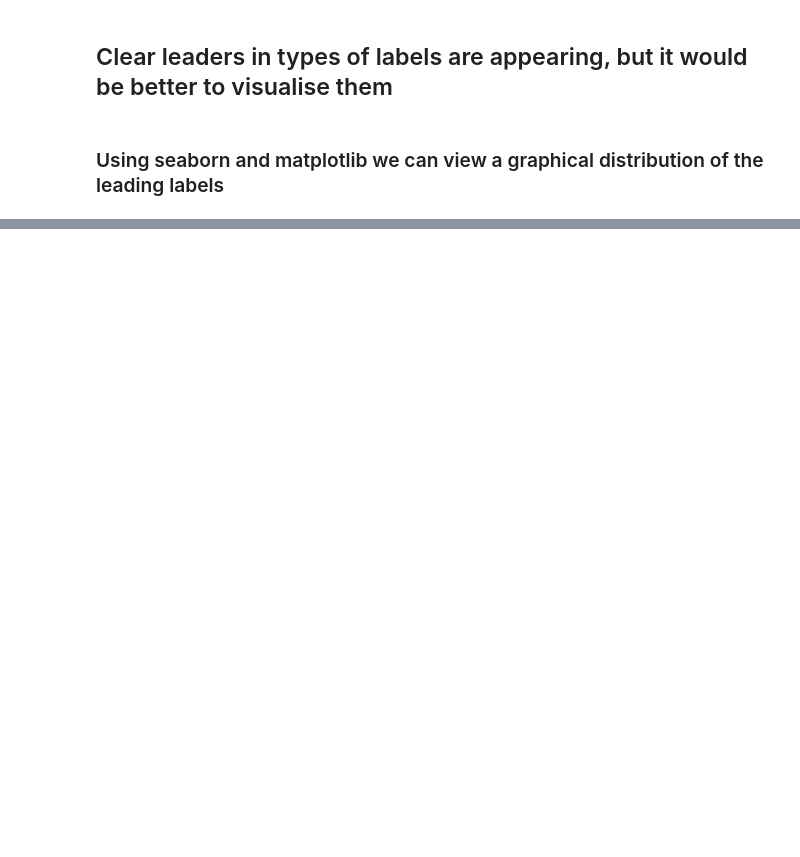
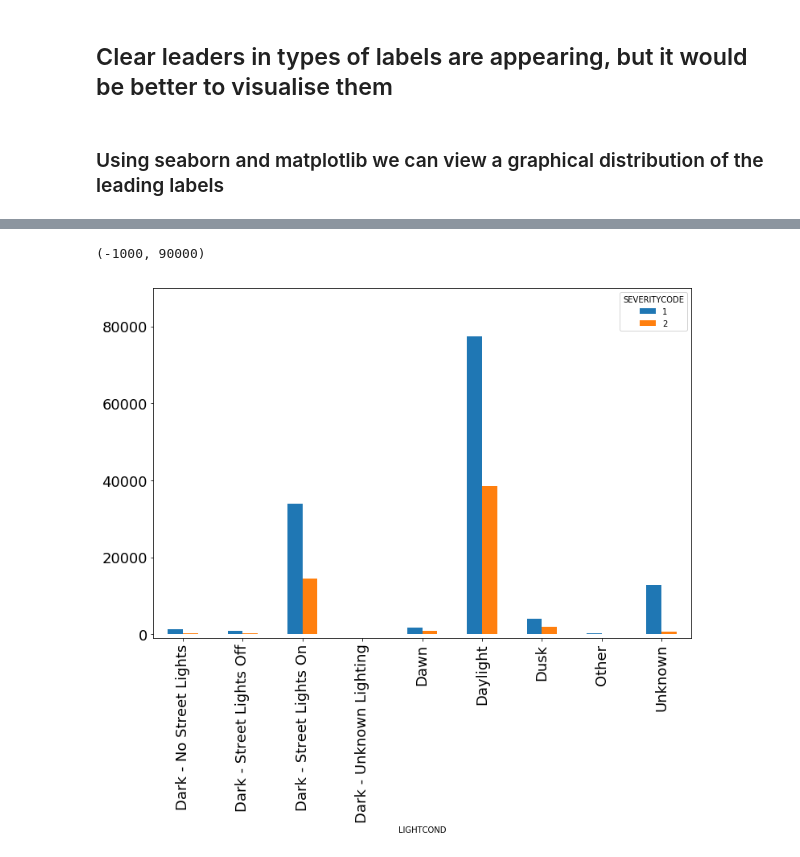
Before and after one commit to VidurChanna/Coursera_Capstone, a Jupyter notebook: Coursera_Capstone_Book.ipynb, the cells around one changed output, grey strips where cells are left out. Drawn from its saved outputs; the diff is of its cells as text; code cells hidden in the pictures; blank space fills up the shorter version.

```diff
--- a/Coursera_Capstone_Book.ipynb
+++ b/Coursera_Capstone_Book.ipynb
@@ -123,0 +195,6 @@ sns.barplot(x = df_crash_data['WEATHER'], y= df_crash_data['WEATHER'].value_coun
+# %%
+df_crash_data.groupby(['LIGHTCOND', 'SEVERITYCODE']).agg('size').unstack().plot(kind = 'bar', legend=True, figsize=(12, 8), fontsize=18)
+plt.ylim((-1000,90000))
+# %% [output]
+(-1000, 90000)
+[figure, added]
```
Also changed, not shown: parts of 34 cells of this notebook.
